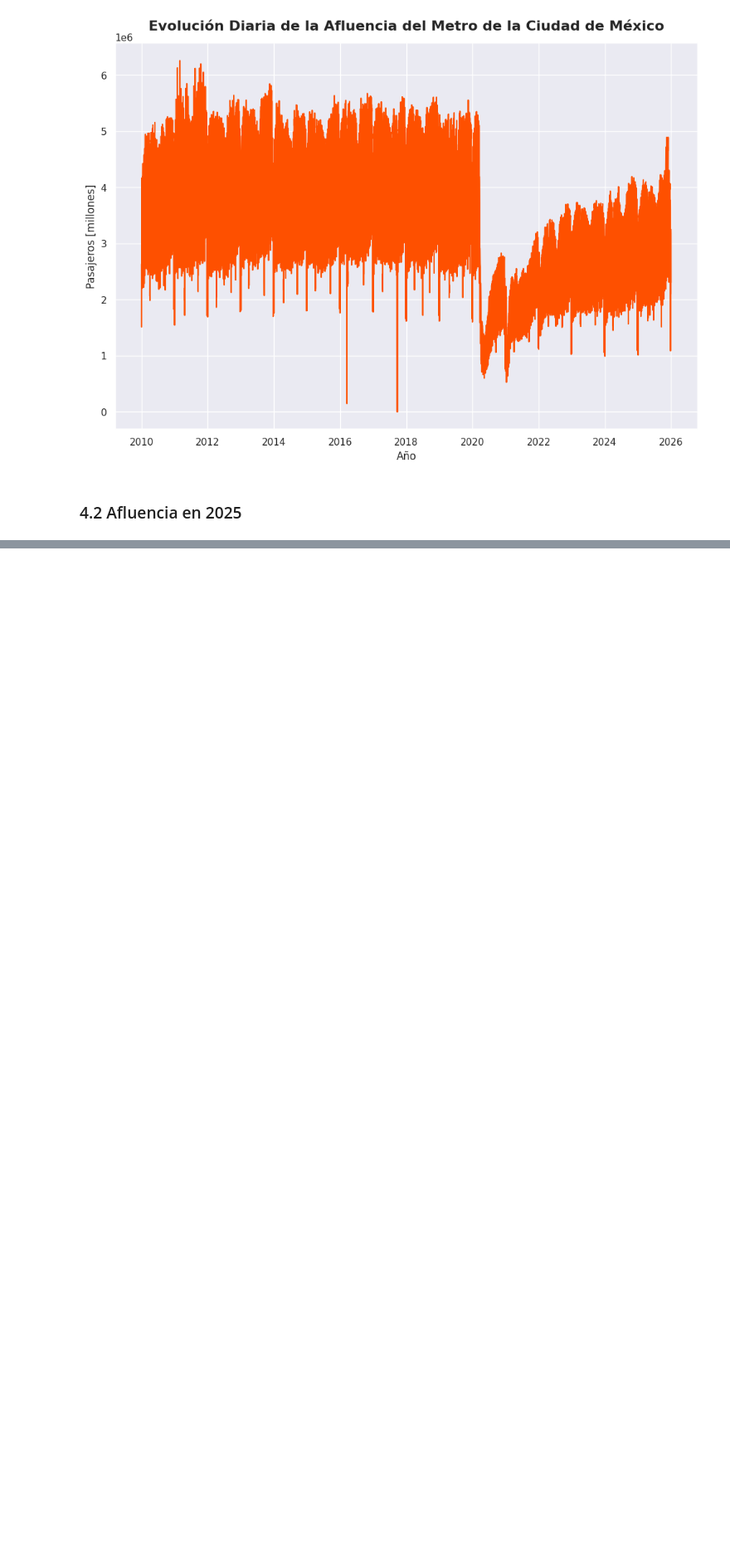
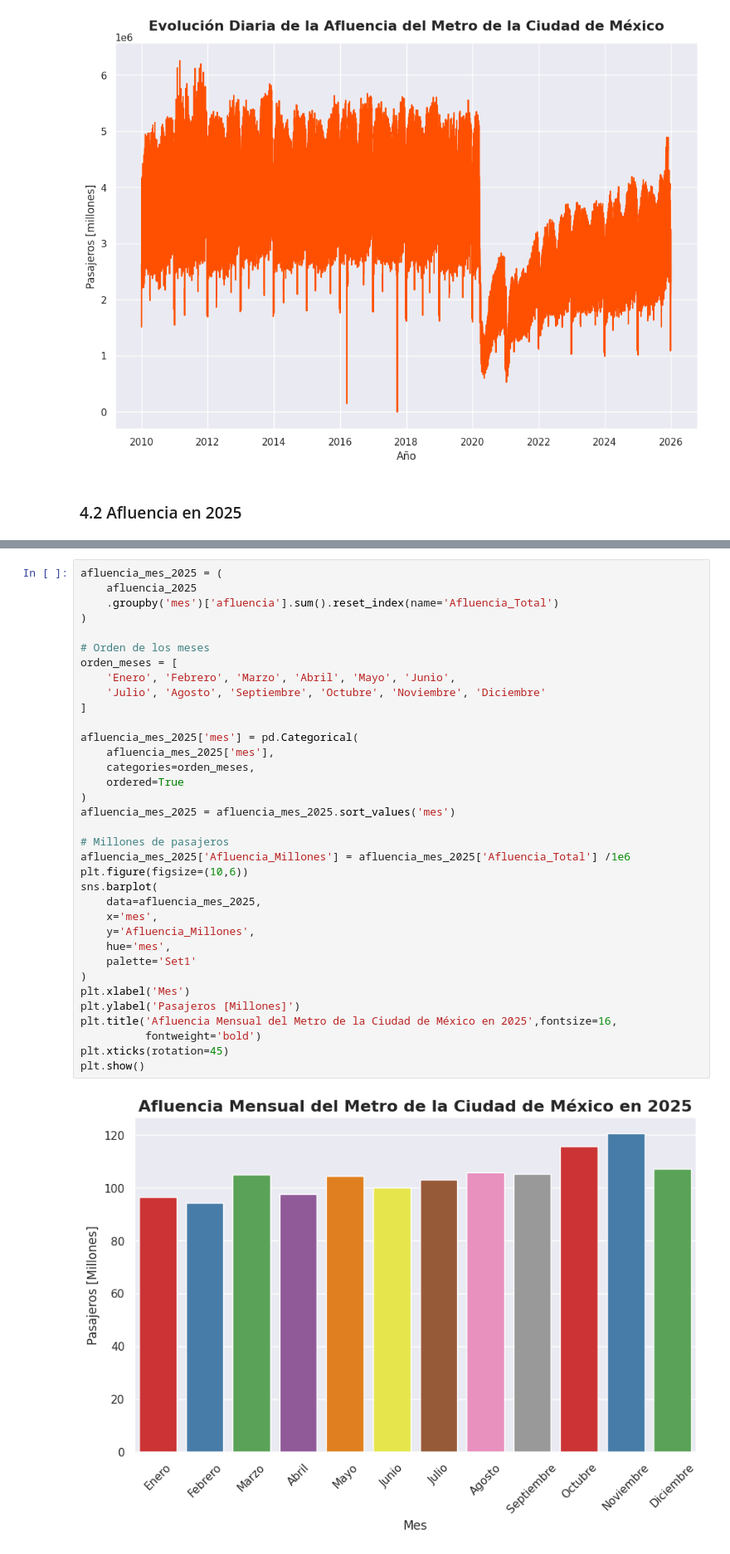
Before and after one commit to AndrsGzRo/prediccion-afluencia-metrocdmx, a Jupyter notebook: Metro_CDMX_Viz.ipynb, the cells around one changed output, grey strips where cells are left out. Shown at 83% size. Cells and saved outputs as stored; diff of their text form; blank space fills up the shorter version.

```diff
--- a/Metro_CDMX_Viz.ipynb
+++ b/Metro_CDMX_Viz.ipynb
@@ -330,0 +373,37 @@ afluencia_2025.head()
+# %%
+afluencia_mes_2025 = (
+    afluencia_2025
+    .groupby('mes')['afluencia'].sum().reset_index(name='Afluencia_Total')
+)
+
+# Orden de los meses
+orden_meses = [
+    'Enero', 'Febrero', 'Marzo', 'Abril', 'Mayo', 'Junio',
+    'Julio', 'Agosto', 'Septiembre', 'Octubre', 'Noviembre', 'Diciembre'
+]
+
+afluencia_mes_2025['mes'] = pd.Categorical(
+    afluencia_mes_2025['mes'],
+    categories=orden_meses,
+    ordered=True
+)
+afluencia_mes_2025 = afluencia_mes_2025.sort_values('mes')
+
+# Millones de pasajeros
+afluencia_mes_2025['Afluencia_Millones'] = afluencia_mes_2025['Afluencia_Total'] /1e6
+plt.figure(figsize=(10,6))
+sns.barplot(
+    data=afluencia_mes_2025,
+    x='mes',
+    y='Afluencia_Millones',
+    hue='mes',
+    palette='Set1'
+)
+plt.xlabel('Mes')
+plt.ylabel('Pasajeros [Millones]')
+plt.title('Afluencia Mensual del Metro de la Ciudad de México en 2025',fontsize=16,
+          fontweight='bold')
+plt.xticks(rotation=45)
+plt.show()
+# %% [output]
+[figure, added]
```
Also changed, not shown: parts of 6 cells of this notebook.
